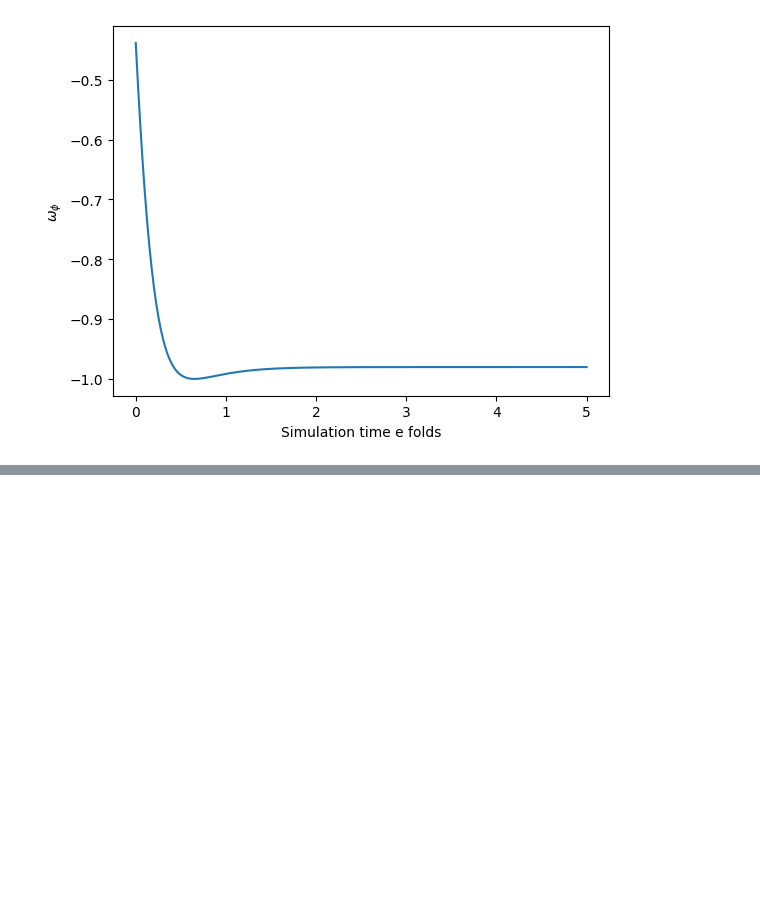
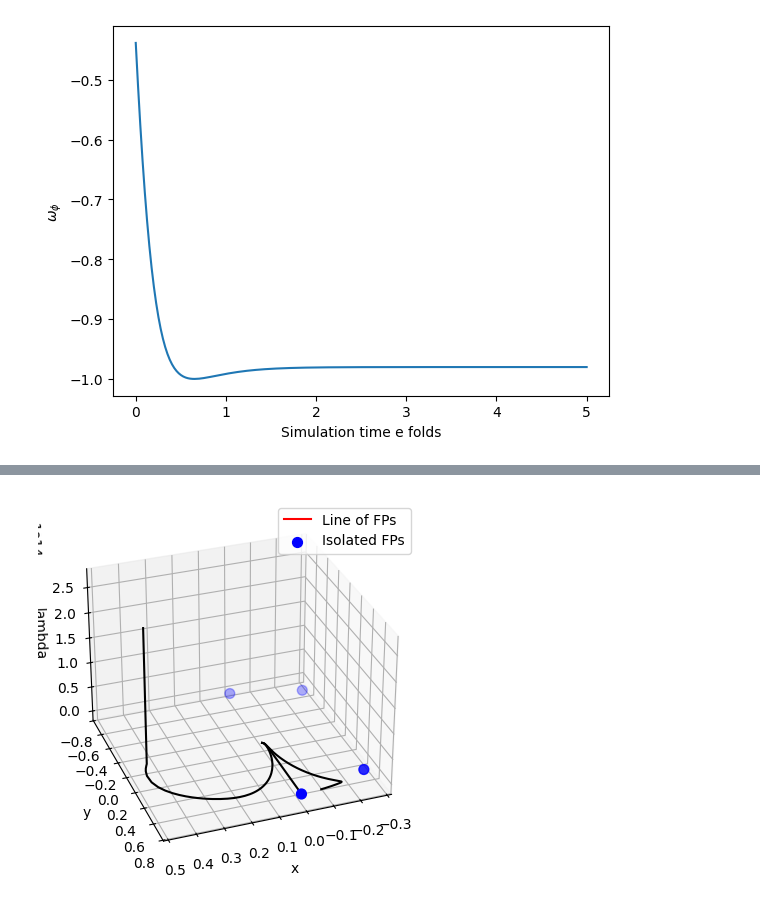
Before and after one commit to up2107120/Dynamical-systems-of-DE, a Jupyter notebook: test_code.ipynb, the cells around one changed output, grey strips where cells are left out. Cells and saved outputs as stored; diff of their text form; code cells hidden in the pictures; blank space fills up the shorter version.

```diff
--- a/test_code.ipynb
+++ b/test_code.ipynb
@@ -416,0 +1194,36 @@ ax.plot3D(x,y,z,linewidth=2)
+# %%
+import numpy as np
+from scipy.integrate import solve_ivp
+import matplotlib.pyplot as plt
+
+# Define system
+def odes(t, vars):
+    x, y, lam = vars
+    dx = -3*x + np.sqrt(3/2)*lam*y**2 + 3/2*x*(1-2*y**2)
+    dy = -np.sqrt(3/2)*x*y*lam + 3/2*y*(1-2*y**2)
+    dlam = np.sqrt(6)/2 * x*lam**2 + 2*x*lam
+    return [dx, dy, dlam]
+
+fig = plt.figure()
+ax = fig.add_subplot(111, projection='3d')
+
+# Plot the line of FPs
+lam_vals = np.linspace(-2, 2, 50)
+ax.plot(np.zeros_like(lam_vals), np.zeros_like(lam_vals), lam_vals, 'r', label='Line of FPs')
+
+# Plot isolated FPs
+ax.scatter([0,0,-0.263,-0.263], [1/np.sqrt(2),-1/np.sqrt(2),0.57,-0.57], [0,0,-1.633,-1.633], color='b', s=50, label='Isolated FPs')
+
+# Example trajectories near the line
+for lam0 in [-1,0,1]:
+    sol = solve_ivp(odes, [0,10], [0.01, 0.01, lam0], max_step=0.05)
+    ax.plot(sol.y[0], sol.y[1], sol.y[2], 'k')
+
+ax.set_xlabel('x')
+ax.set_ylabel('y')
+ax.set_zlabel('lambda')
+ax.legend()
+ax.view_init(elev=30, azim=70)
+plt.show()
+# %% [output]
+[figure, added]
```
Also changed, not shown: parts of 10 cells of this notebook.
